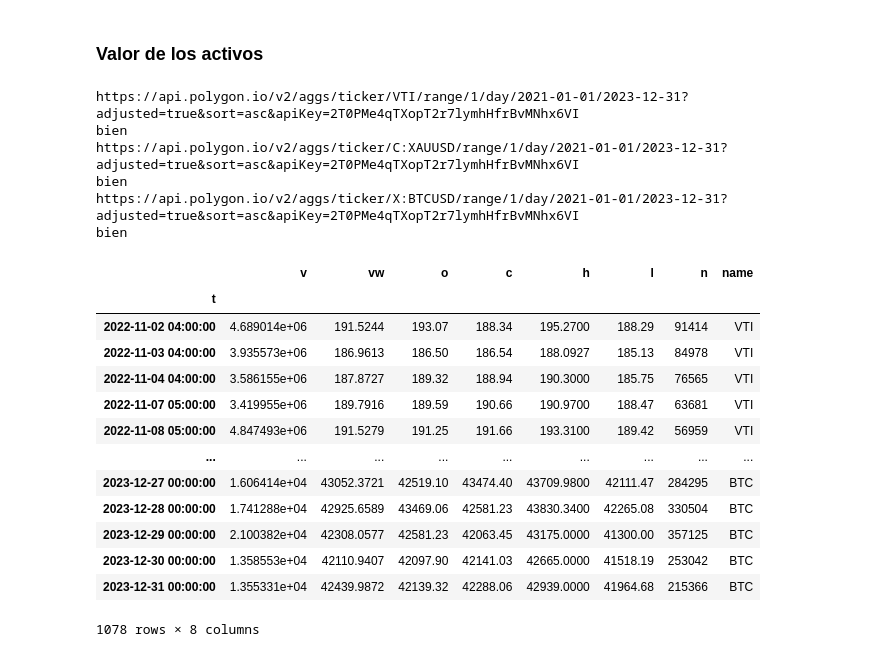
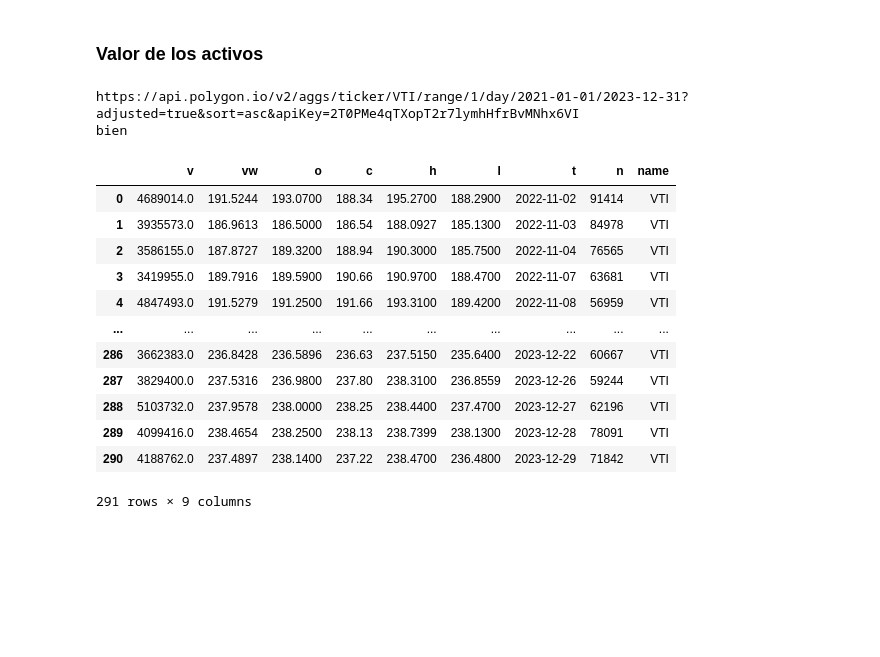
Before and after one commit to diegomacaya/proyecto_DataScience_DMS, a Jupyter notebook: src/explore copy.ipynb, the cells around one changed output. Cells and saved outputs as stored; diff of their text form; code cells hidden in the pictures; blank space fills up the shorter version.

Commit message:
unificar dataframe

```diff
--- a/src/explore copy.ipynb
+++ b/src/explore copy.ipynb
@@ -399,24 +407,9 @@ def api_activos(key_activos, activo, timespan='day', start_date=None, end_date=N
 historical_data_vti = api_activos(key_activos, activos['VTI'], 'day', "2021-01-01", "2023-12-31")
 vti = pd.DataFrame(historical_data_vti)
 guardar_csv(vti, '../data/VTI_historical_data.csv')
-
-
-# Obtener y guardar datos del Oro (XAUUSD)
-historical_data_oro = api_activos(key_activos, activos['Oro'], 'day', "2021-01-01", "2023-12-31")
-oro = pd.DataFrame(historical_data_oro)
-guardar_csv(oro, '../data/Oro_historical_data.csv')
-
-# Obtener y guardar datos del Bitcoin (BTCUSD)
-historical_data_btc = api_activos(key_activos, activos['Bitcoin'], 'day', "2021-01-01", "2023-12-31")
-btc = pd.DataFrame(historical_data_btc)
-guardar_csv(btc, '../data/Bitcoin_historical_data.csv')
 # %% [output]
 https://api.polygon.io/v2/aggs/ticker/VTI/range/1/day/2021-01-01/2023-12-31?adjusted=true&sort=asc&apiKey=2T0PMe4qTXopT2r7lymhHfrBvMNhx6VI
 bien
-https://api.polygon.io/v2/aggs/ticker/C:XAUUSD/range/1/day/2021-01-01/2023-12-31?adjusted=true&sort=asc&apiKey=2T0PMe4qTXopT2r7lymhHfrBvMNhx6VI
-bien
-https://api.polygon.io/v2/aggs/ticker/X:BTCUSD/range/1/day/2021-01-01/2023-12-31?adjusted=true&sort=asc&apiKey=2T0PMe4qTXopT2r7lymhHfrBvMNhx6VI
-bien
 # %%
 # Agregar identificador
 
@@ -426,28 +417,26 @@ btc['name'] = 'BTC'
 # %%
-# unificar DF
 
-activos = pd.concat([vti, oro, btc], ignore_index=True)
+
+activos = vti
 
 # convertir a fecha
 
-activos['t'] = pd.to_datetime(activos['t'], unit='ms')
-activos = activos.set_index("t")
+activos['t'] = pd.to_datetime(activos['t'], unit='ms').dt.strftime('%Y-%m-%d')
 activos
 # %% [output]
-|  | v | vw | o | c | h | l | n | name |
-| t |  |  |  |  |  |  |  |  |
-| 2022-11-02 04:00:00 | 4.689014e+06 | 191.5244 | 193.07 | 188.34 | 195.2700 | 188.29 | 91414 | VTI |
-| 2022-11-03 04:00:00 | 3.935573e+06 | 186.9613 | 186.50 | 186.54 | 188.0927 | 185.13 | 84978 | VTI |
-| 2022-11-04 04:00:00 | 3.586155e+06 | 187.8727 | 189.32 | 188.94 | 190.3000 | 185.75 | 76565 | VTI |
-| 2022-11-07 05:00:00 | 3.419955e+06 | 189.7916 | 189.59 | 190.66 | 190.9700 | 188.47 | 63681 | VTI |
-| 2022-11-08 05:00:00 | 4.847493e+06 | 191.5279 | 191.25 | 191.66 | 193.3100 | 189.42 | 56959 | VTI |
-| ... | ... | ... | ... | ... | ... | ... | ... | ... |
-| 2023-12-27 00:00:00 | 1.606414e+04 | 43052.3721 | 42519.10 | 43474.40 | 43709.9800 | 42111.47 | 284295 | BTC |
-| 2023-12-28 00:00:00 | 1.741288e+04 | 42925.6589 | 43469.06 | 42581.23 | 43830.3400 | 42265.08 | 330504 | BTC |
-| 2023-12-29 00:00:00 | 2.100382e+04 | 42308.0577 | 42581.23 | 42063.45 | 43175.0000 | 41300.00 | 357125 | BTC |
-| 2023-12-30 00:00:00 | 1.358553e+04 | 42110.9407 | 42097.90 | 42141.03 | 42665.0000 | 41518.19 | 253042 | BTC |
-| 2023-12-31 00:00:00 | 1.355331e+04 | 42439.9872 | 42139.32 | 42288.06 | 42939.0000 | 41964.68 | 215366 | BTC |
+|  | v | vw | o | c | h | l | t | n | name |
+| 0 | 4689014.0 | 191.5244 | 193.0700 | 188.34 | 195.2700 | 188.2900 | 2022-11-02 | 91414 | VTI |
+| 1 | 3935573.0 | 186.9613 | 186.5000 | 186.54 | 188.0927 | 185.1300 | 2022-11-03 | 84978 | VTI |
+| 2 | 3586155.0 | 187.8727 | 189.3200 | 188.94 | 190.3000 | 185.7500 | 2022-11-04 | 76565 | VTI |
+| 3 | 3419955.0 | 189.7916 | 189.5900 | 190.66 | 190.9700 | 188.4700 | 2022-11-07 | 63681 | VTI |
+| 4 | 4847493.0 | 191.5279 | 191.2500 | 191.66 | 193.3100 | 189.4200 | 2022-11-08 | 56959 | VTI |
+| ... | ... | ... | ... | ... | ... | ... | ... | ... | ... |
+| 286 | 3662383.0 | 236.8428 | 236.5896 | 236.63 | 237.5150 | 235.6400 | 2023-12-22 | 60667 | VTI |
+| 287 | 3829400.0 | 237.5316 | 236.9800 | 237.80 | 238.3100 | 236.8559 | 2023-12-26 | 59244 | VTI |
+| 288 | 5103732.0 | 237.9578 | 238.0000 | 238.25 | 238.4400 | 237.4700 | 2023-12-27 | 62196 | VTI |
+| 289 | 4099416.0 | 238.4654 | 238.2500 | 238.13 | 238.7399 | 238.1300 | 2023-12-28 | 78091 | VTI |
+| 290 | 4188762.0 | 237.4897 | 238.1400 | 237.22 | 238.4700 | 236.4800 | 2023-12-29 | 71842 | VTI |
-1078 rows × 8 columns
+291 rows × 9 columns
 # %%
 # Ordenamos el DataFrame por nombre de activo y fecha
 activos = activos.sort_values(by=['name', 't'])
```
Also changed, not shown: parts of 15 cells of this notebook, 4 other files.
